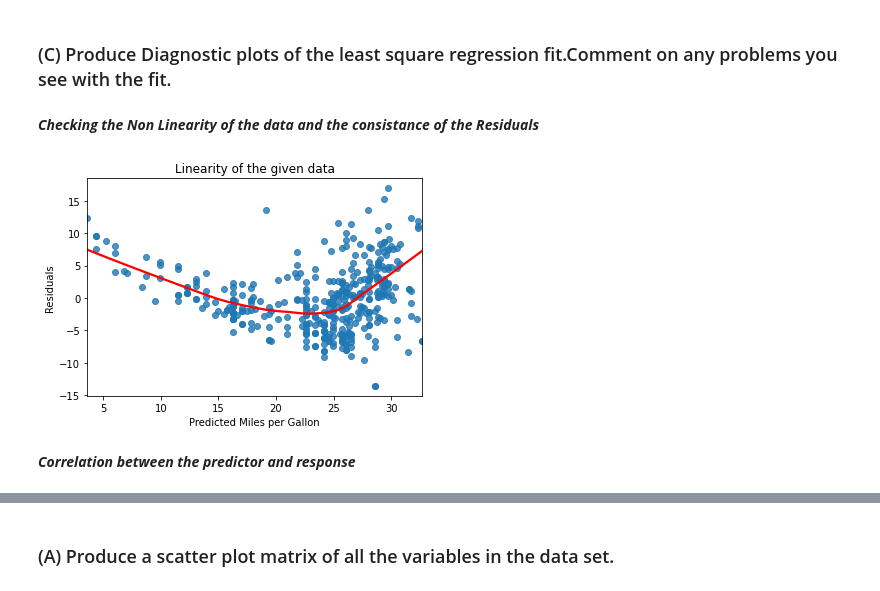
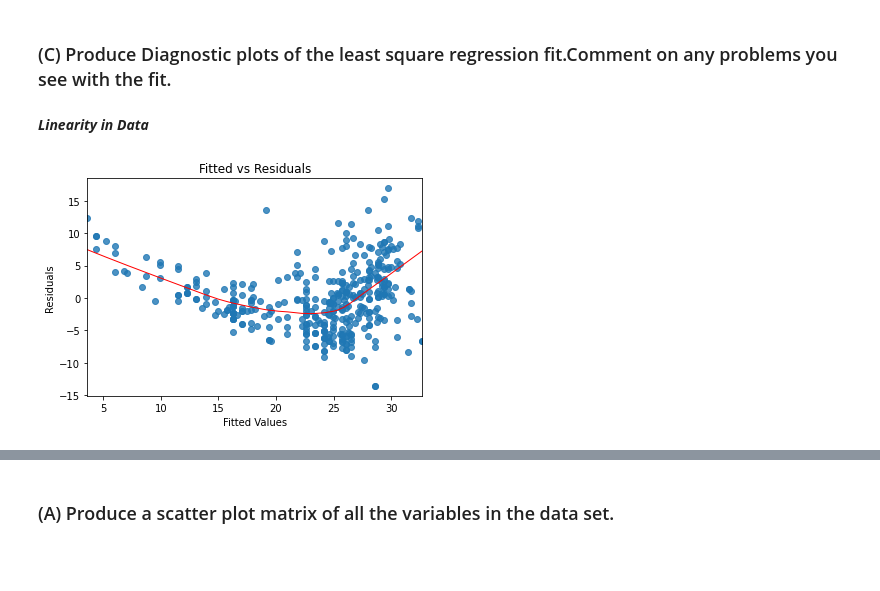
Before and after one commit to Revanthshalon/Machine-Learning, a Jupyter notebook: An Introduction to Statistical Learning/Unit 3 - Linear Regression/Linear Regression Exercises.ipynb, the cells around one changed output, grey strips where cells are left out. Cells and saved outputs as stored; diff of their text form; code cells hidden in the pictures; blank space fills up the shorter version.

Commit message:
Linear Regression Exercise File

```diff
--- a/An Introduction to Statistical Learning/Unit 3 - Linear Regression/Linear Regression Exercises.ipynb
+++ b/An Introduction to Statistical Learning/Unit 3 - Linear Regression/Linear Regression Exercises.ipynb
@@ -136,15 +136,23 @@ plt.show()
 [figure]
 # %% [markdown]
 ### (C) Produce Diagnostic plots of the least square regression fit.Comment on any problems you see with the fit.
-# %% [markdown]
-***Checking the Non Linearity of the data and the consistance of the Residuals***
+# %%
+# Fitted Data
+model_fitted_y = lm.fittedvalues
+# Model residual values
+model_residuals = lm.resid
+# Standardized residuals
+model_norm_residuals = lm.get_influence().resid_studentized_internal
+# Model_residual_sqrt_abs
+model_norm_residuals_abs_sqrt = np.sqrt(np.abs(model_norm_residuals))
+# %% [markdown]
+***Linearity in Data***
 # %%
-plt.title('Linearity of the given data')
-sns.regplot(x=pred_mpg,y=lm.resid,lowess=True,ci=None,line_kws={'color':'r'})
-plt.xlabel('Predicted Miles per Gallon')
+# Fitted vs Residuals
+plt.title('Fitted vs Residuals')
+sns.regplot(x=model_fitted_y,y=model_residuals,lowess=True,scatter=True,line_kws={'color':'r','lw':1})
+plt.xlabel('Fitted Values')
 plt.ylabel('Residuals')
 plt.show()
 # %% [output]
-[figure, old version]
+[figure, new version]
-# %% [markdown]
-***Correlation between the predictor and response***
```
Also changed, not shown: parts of 81 cells of this notebook.
